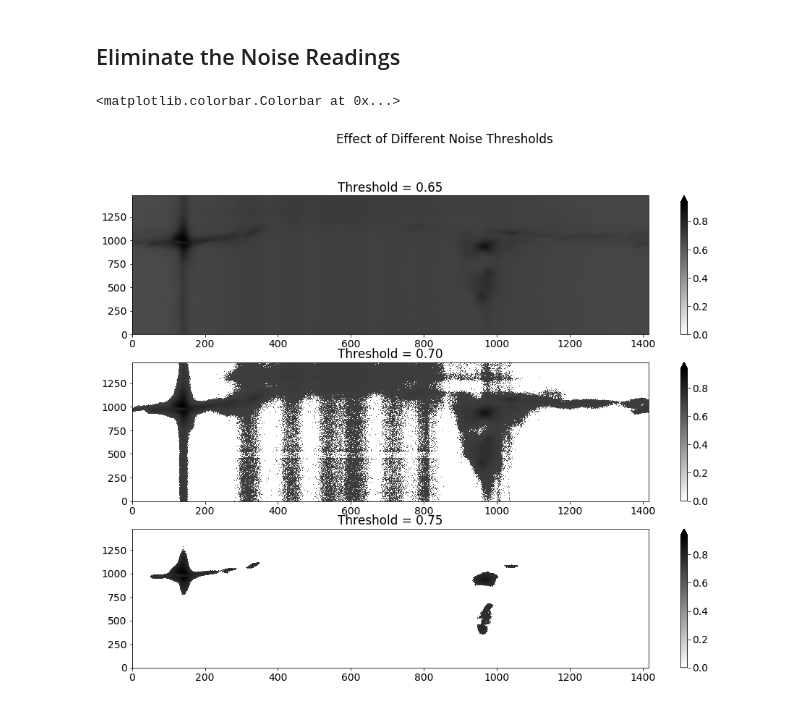
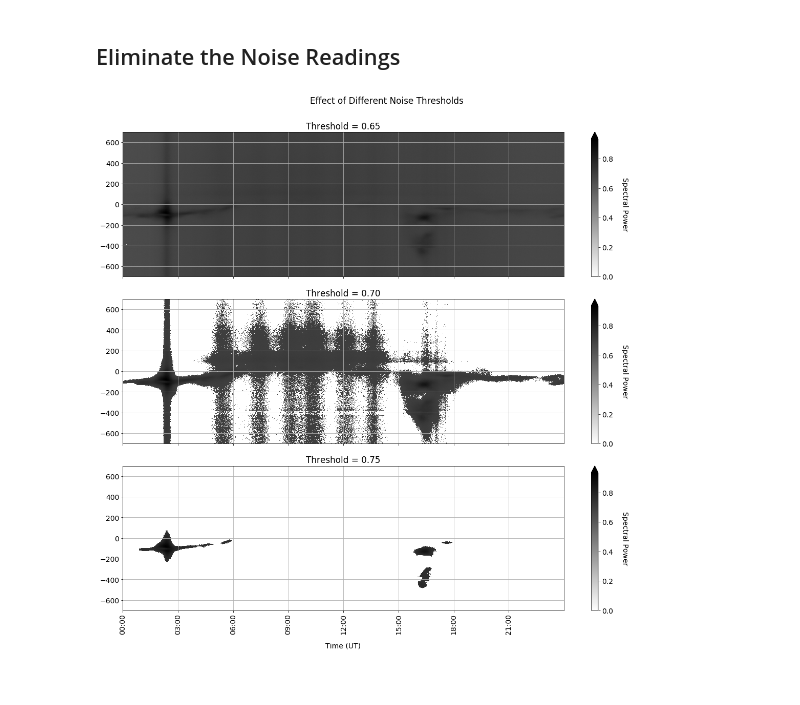
Before and after one commit to kevinmcmanus/HI_Detection, a Jupyter notebook: Plot3D.ipynb, the cells around one changed output. Drawn from its saved outputs; the diff is of its cells as text; code cells hidden in the pictures.

```diff
--- a/Plot3D.ipynb
+++ b/Plot3D.ipynb
@@ -75,0 +25,2 @@ len(df)
+# %%
+sprg = SpectroGraph('data', dFclip = (-700,700))
@@ -100,14 +77,26 @@ pwr = np.array(df['PWR']).reshape(len(times), len(freqs)).T #transpose to row or
+# %%
+Xtimes, Yfreqs = np.meshgrid(sprg.times, sprg.freqs)
 # %% [markdown]
 ### Plot It Out!
 # %%
+fmt = mdates.DateFormatter('%H:%M') #formatter to show just the hours and minutes
 
-fig, ax = plt.subplots(figsize=(16,4))
+fig, ax = plt.subplots(figsize=(16,6))
 
-pcm = ax.pcolormesh(pwr,
+pcm = ax.pcolormesh(Xtimes, Yfreqs, sprg.pwr,
                    #norm=colors.LogNorm(vmin=pwr.min(), vmax=pwr.max()), #uncomment for log normalized
                     norm=colors.PowerNorm(gamma=1./2.),
                     cmap='magma')
-fig.colorbar(pcm, ax=ax, extend='max')
+
+ax.set_xticklabels([fmt(t) for t in ax.get_xticks() ], rotation=90)
+ax.set_xlabel('Time (UT)', labelpad=15)
+ax.set_ylabel('Doppler Shift (kHz)')
+ax.set_ylim(-700,300) #to match the picture
+ax.grid()
+fig.subplots_adjust(bottom=0.2)
+#fig.autofmt_xdate()
+cbar=fig.colorbar(pcm, ax=ax, extend='max')
+cbar.set_label('Spectral Power', rotation=270, labelpad=30)
 
 
 #fig.show()
@@ -147,29 +135,46 @@ Nope, not much going on in the right tail of the frequency count curve.
 thresh = 0.7
 pwr_nonoise = np.where(pwr > thresh, pwr, 0)
 # %%
-fig = plt.figure(figsize=(16,12))
+pwr = sprg.pwr
+
+fig = plt.figure(figsize=(16,16))
 fig.suptitle('Effect of Different Noise Thresholds')
-ax1 = plt.subplot(311)
-ax2 = plt.subplot(312)
-ax3 = plt.subplot(313)
 
-pcm = ax1.pcolormesh(np.where(pwr>=0.65, pwr, 0),
+gs1 = gridspec.GridSpec(3, 1)
+ax_list = [fig.add_subplot(ss) for ss in gs1]
+
+ax1 = ax_list[0]
+ax2 = ax_list[1]
+ax3 = ax_list[2]
+
+pcm = ax1.pcolormesh(Xtimes, Yfreqs, np.where(pwr>=0.65, pwr, 0),
                    #norm=colors.LogNorm(vmin=pwr.min(), vmax=pwr.max()),
                    cmap='binary')
 ax1.set_title('Threshold = 0.65')
-fig.colorbar(pcm, ax=ax1, extend='max')
+ax1.xaxis.set_ticklabels([]) # suppress x axis tick labels
+ax1.grid()
+cbar=fig.colorbar(pcm, ax=ax1, extend='max')
+cbar.set_label('Spectral Power', rotation=270, labelpad=30)
 
-pcm = ax2.pcolormesh(np.where(pwr>=0.70, pwr, 0),
+pcm = ax2.pcolormesh(Xtimes, Yfreqs, np.where(pwr>=0.70, pwr, 0),
                    #norm=colors.LogNorm(vmin=pwr.min(), vmax=pwr.max()),
                    cmap='binary')
 ax2.set_title('Threshold = 0.70')
-fig.colorbar(pcm, ax=ax2, extend='max')
+ax2.xaxis.set_ticklabels([]) # suppress x axis tick labels
+ax2.grid()
+cbar=fig.colorbar(pcm, ax=ax2, extend='max')
+cbar.set_label('Spectral Power', rotation=270, labelpad=30)
 
-pcm = ax3.pcolormesh(np.where(pwr>=0.75, pwr, 0),
+pcm = ax3.pcolormesh(Xtimes, Yfreqs, np.where(pwr>=0.75, pwr, 0),
                    #norm=colors.LogNorm(vmin=pwr.min(), vmax=pwr.max()),
                    cmap='binary')
 ax3.set_title('Threshold = 0.75')
-fig.colorbar(pcm, ax=ax3, extend='max')
+ax3.grid()
+ax3.set_xticklabels([fmt(t) for t in ax.get_xticks() ], rotation=90)
+ax3.set_xlabel('Time (UT)', labelpad=15)
+cbar=fig.colorbar(pcm, ax=ax3, extend='max')
+cbar.set_label('Spectral Power', rotation=270, labelpad=30)
+
+gs1.tight_layout(fig, rect=[0, 0.03, 1, 0.95])
 # %% [output]
-<matplotlib.colorbar.Colorbar at 0x...>
-[figure, old version]
+[figure, new version]
```
Also changed, not shown: parts of 30 cells of this notebook.
